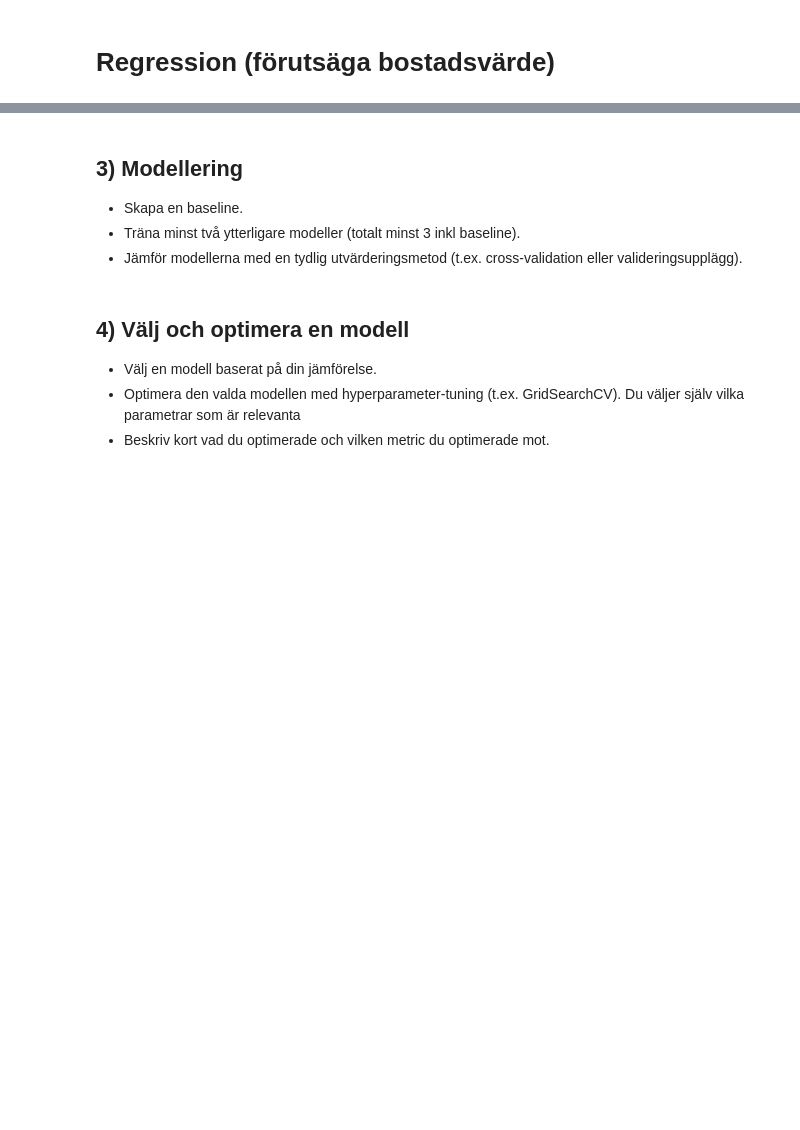
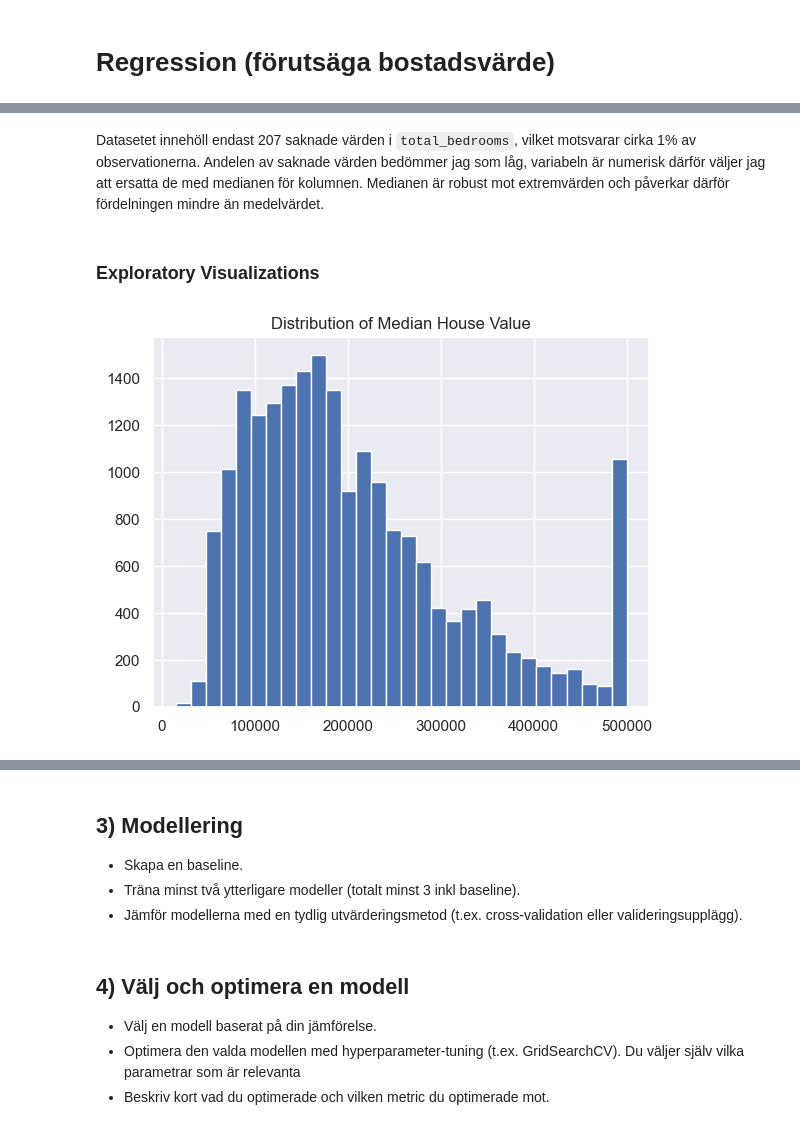
Before and after one commit to KataBeh/California-Housing, a Jupyter notebook: ML_Uppgift1_Katarina_Behrami.ipynb, the cells around one changed output, grey strips where cells are left out. Saved outputs shown, nothing was run; the diff lists cells and outputs as text; code cells hidden in the pictures; blank space fills up the shorter version.

```diff
--- a/ML_Uppgift1_Katarina_Behrami.ipynb
+++ b/ML_Uppgift1_Katarina_Behrami.ipynb
@@ -22,0 +22,3 @@ from sklearn.metrics import mean_absolute_error, mean_squared_error, r2_score, r
+# %%
+df = pd.read_csv("housing.csv")
+df.head()
@@ -22,0 +63,2 @@ from sklearn.metrics import mean_absolute_error, mean_squared_error, r2_score, r
+# %%
+df["total_bedrooms"]= df["total_bedrooms"].fillna(df["total_bedrooms"].median())
@@ -22,0 +81,11 @@ from sklearn.metrics import mean_absolute_error, mean_squared_error, r2_score, r
+# %% [markdown]
+Datasetet innehöll endast 207 saknade värden i `total_bedrooms`, vilket motsvarar cirka 1% av observationerna. Andelen av saknade värden bedömmer jag som låg, variabeln är numerisk därför väljer jag att ersatta de med medianen för kolumnen.
+Medianen är robust mot extremvärden och påverkar därför fördelningen mindre än medelvärdet.
+# %% [markdown]
+### Exploratory Visualizations
+# %%
+df["median_house_value"].hist(bins=30)
+plt.title("Distribution of Median House Value")
+plt.show()
+# %% [output]
+[figure, added]
```
Also changed, not shown: parts of 15 cells of this notebook.
